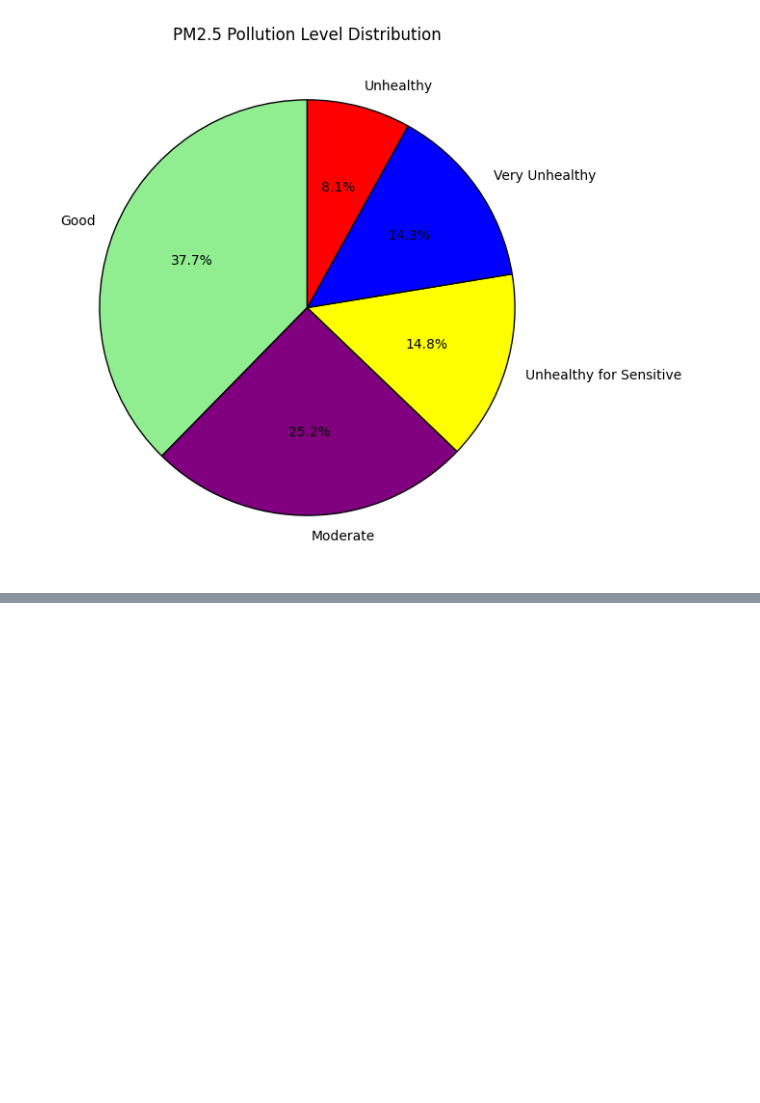
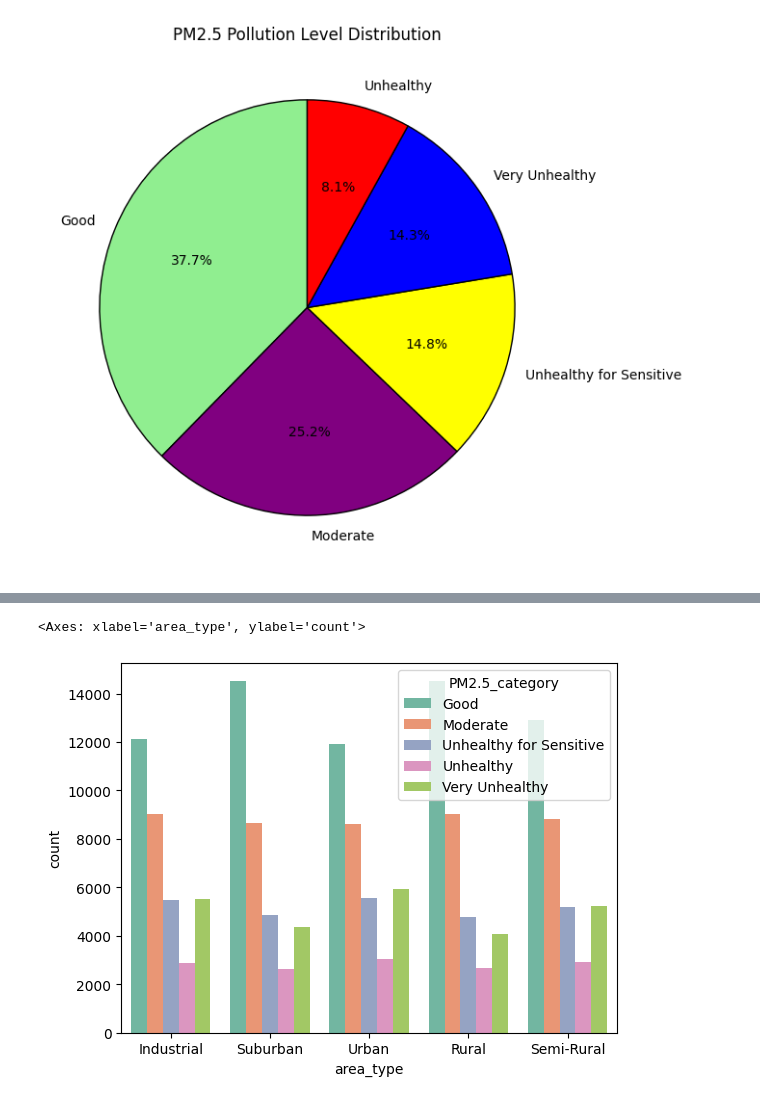
Before and after one commit to Sher-win/Programming-with-Data-Analysis, a Jupyter notebook: Data_Analytics_Project.ipynb, the cells around one changed output, grey strips where cells are left out. Drawn from its saved outputs; the diff is of its cells as text; code cells hidden in the pictures; blank space fills up the shorter version.

Commit message:
Add files via upload
Did feature enginnering and also did some data preprocessing

```diff
--- a/Data_Analytics_Project.ipynb
+++ b/Data_Analytics_Project.ipynb
@@ -468,0 +486,5 @@ plt.show()
+# %%
+sns.countplot(data=df, x='area_type', hue='PM2.5_category', palette='Set2')
+# %% [output]
+<Axes: xlabel='area_type', ylabel='count'>
+[figure, added]
```
Also changed, not shown: parts of 40 cells of this notebook.
